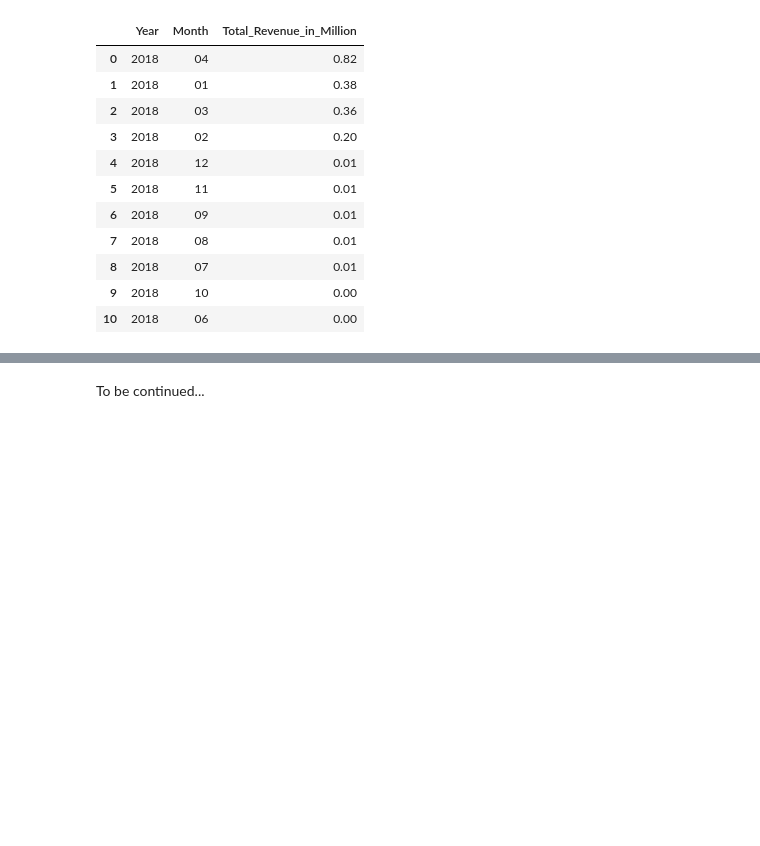
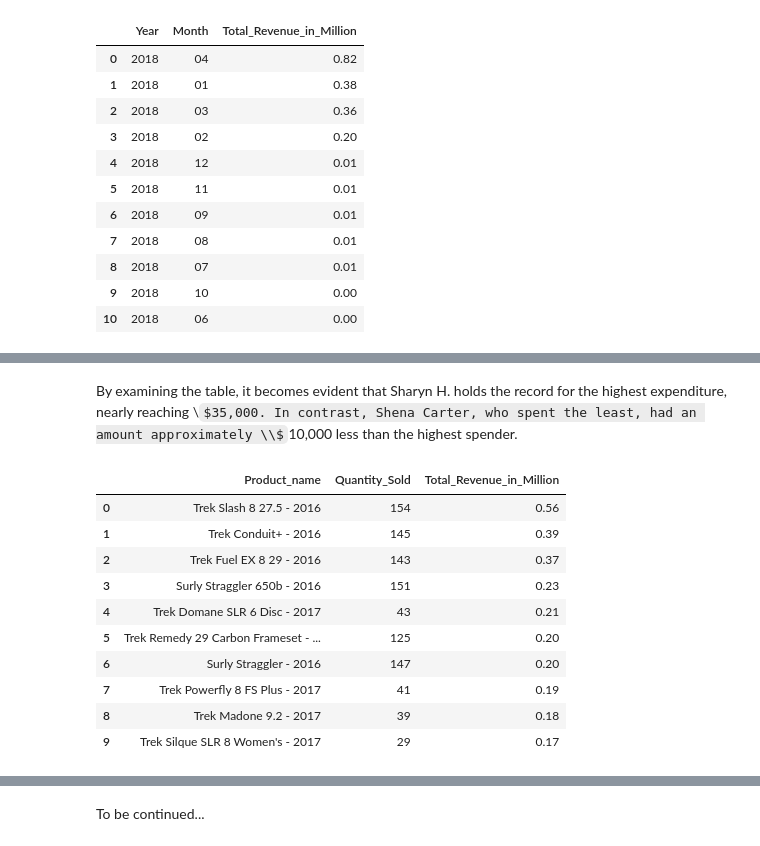
Before and after one commit to DiogocViana/Retail-Bike-Store-SQL-Notebook, a Jupyter notebook: Retail Bike Store.ipynb, the cells around one changed output, grey strips where cells are left out. Drawn from its saved outputs; the diff is of its cells as text; code cells hidden in the pictures; some formulas as TeX source; blank space fills up the shorter version.

```diff
--- a/Retail Bike Store.ipynb
+++ b/Retail Bike Store.ipynb
@@ -652,0 +743,45 @@ In 2018, a departure from the 2017 pattern was evident, with April securing the
+# %% [markdown]
+By examining the table, it becomes evident that Sharyn H. holds the record for the highest expenditure, nearly reaching \\$35,000. In contrast, Shena Carter, who spent the least, had an amount approximately \\$10,000 less than the highest spender.
+# %%
+# Best-selling product in total revenue
+
+query = """
+WITH total_sales AS (
+                    SELECT ot.order_date,
+                           oi.product_id,
+                           p.product_name,
+                           oi.quantity,
+                           oi.list_price,
+                           oi.discount,
+                           ((oi.quantity * oi.list_price) * (1 - oi.discount)) AS total_sale_product
+                    FROM order_items AS oi
+                    LEFT JOIN products AS p
+                    ON oi.product_id = p.product_id
+                    LEFT JOIN orders as ot
+                    ON oi.order_id = ot.order_id
+)
+
+
+SELECT  product_name AS Product_name,
+        SUM(quantity) AS Quantity_Sold,
+        ROUND(SUM(total_sale_product)/1000000, 2) AS Total_Revenue_in_Million
+FROM   total_sales
+GROUP BY Product_Name
+ORDER BY  Total_Revenue_in_Million DESC
+LIMIT 10
+"""
+
+df = pd.read_sql_query(query, connection)
+df
+# %% [output]
+|  | Product_name | Quantity_Sold | Total_Revenue_in_Million |
+| 0 | Trek Slash 8 27.5 - 2016 | 154 | 0.56 |
+| 1 | Trek Conduit+ - 2016 | 145 | 0.39 |
+| 2 | Trek Fuel EX 8 29 - 2016 | 143 | 0.37 |
+| 3 | Surly Straggler 650b - 2016 | 151 | 0.23 |
+| 4 | Trek Domane SLR 6 Disc - 2017 | 43 | 0.21 |
+| 5 | Trek Remedy 29 Carbon Frameset - ... | 125 | 0.20 |
+| 6 | Surly Straggler - 2016 | 147 | 0.20 |
+| 7 | Trek Powerfly 8 FS Plus - 2017 | 41 | 0.19 |
+| 8 | Trek Madone 9.2 - 2017 | 39 | 0.18 |
+| 9 | Trek Silque SLR 8 Women's - 2017 | 29 | 0.17 |
```
Also changed, not shown: parts of 13 cells of this notebook.
